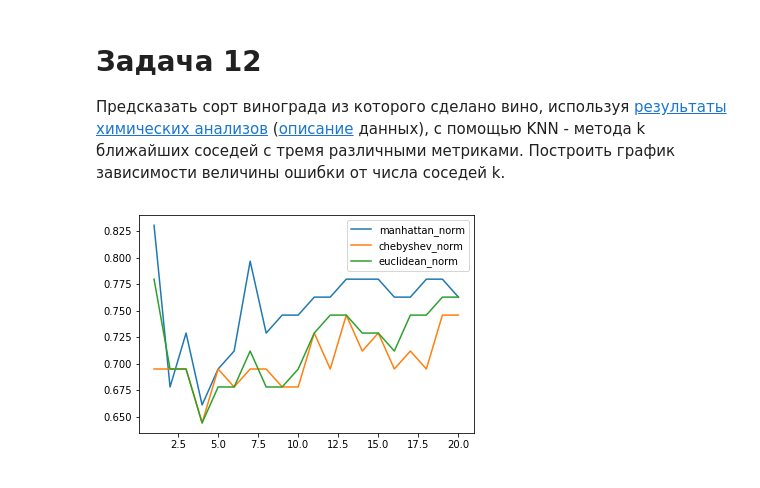
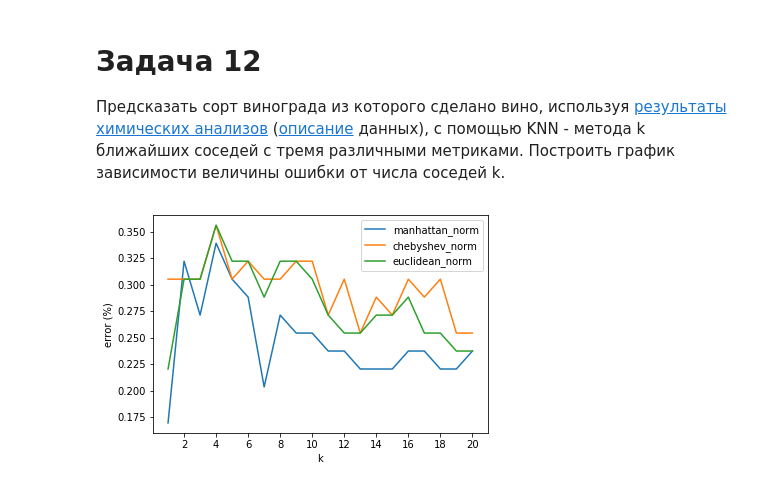
Before and after one commit to Intelligent-Systems-Phystech/StartCode, a Jupyter notebook: Phokov2018Problem12/main.ipynb, the cells around one changed output. Drawn from its saved outputs; the diff is of its cells as text; code cells hidden in the pictures.

Commit message:
Phokov: add chart for errors

```diff
--- a/Phokov2018Problem12/main.ipynb
+++ b/Phokov2018Problem12/main.ipynb
@@ -33,27 +33,31 @@ X_train, X_test, y_train, y_test = train_test_split(X, y, test_size=0.33, random
 # %%
 ks = range(1, 21)
 
 means = {}
 
 for metric in ('euclidean', 'manhattan', 'chebyshev'):
     cur_means = []
 
     for k in ks:
         classifier = KNeighborsClassifier(n_neighbors=k, metric=metric)
         classifier.fit(X_train, y_train)
         prediction = classifier.predict(X_test)
 
         cur_means.append(sp.mean(prediction == y_test))
 
     means[metric] = cur_means
 
 for metric, cur_means in means.items():
-    plt.plot(ks, cur_means, label=metric + '_norm')
+    errors = [ 1 - mean for mean in cur_means ]
+    plt.plot(ks, errors, label=metric + '_norm')
 
+plt.xticks(ks[1::2])
+plt.xlabel('k')
+plt.ylabel('error (%)')
 plt.legend(loc='upper right')
 plt.show()
 # %% [output]
-[figure, old version]
+[figure, new version]
 # %% [markdown]
 Сравнивались следующие метрики:
 - сумма модулей (manhattan)
```
